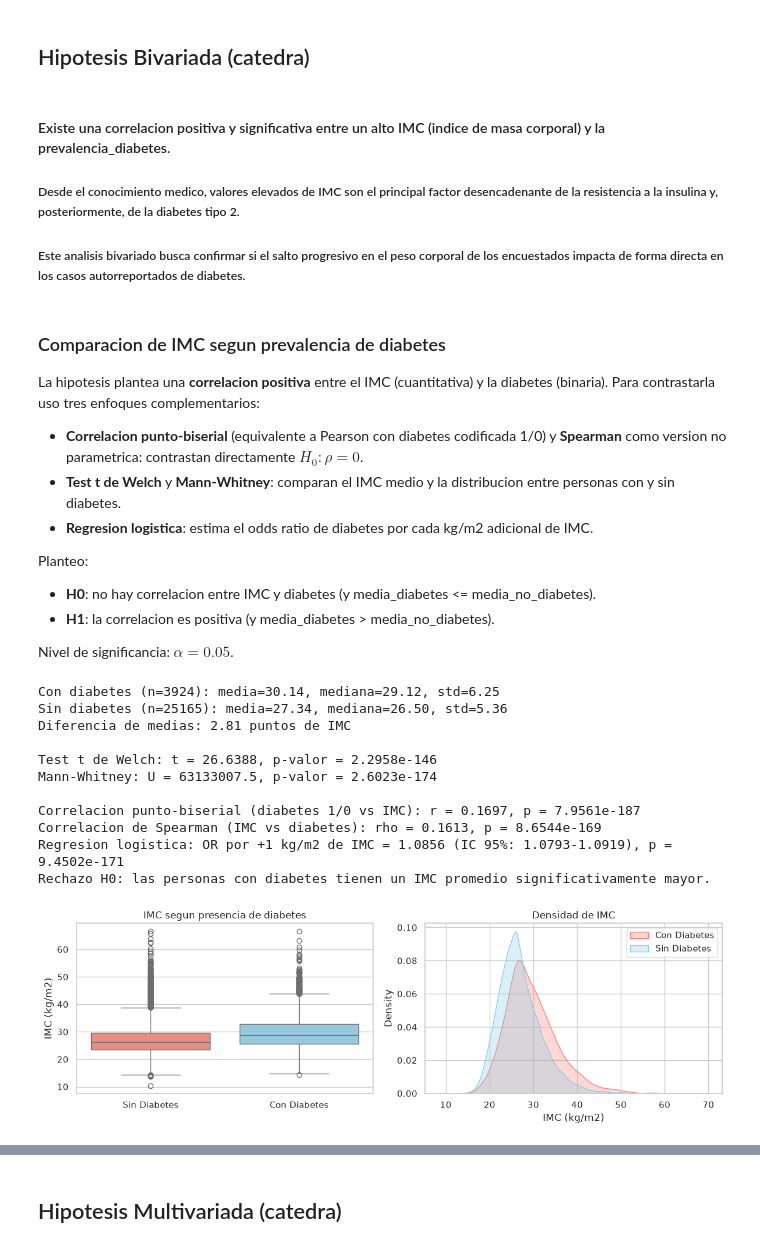
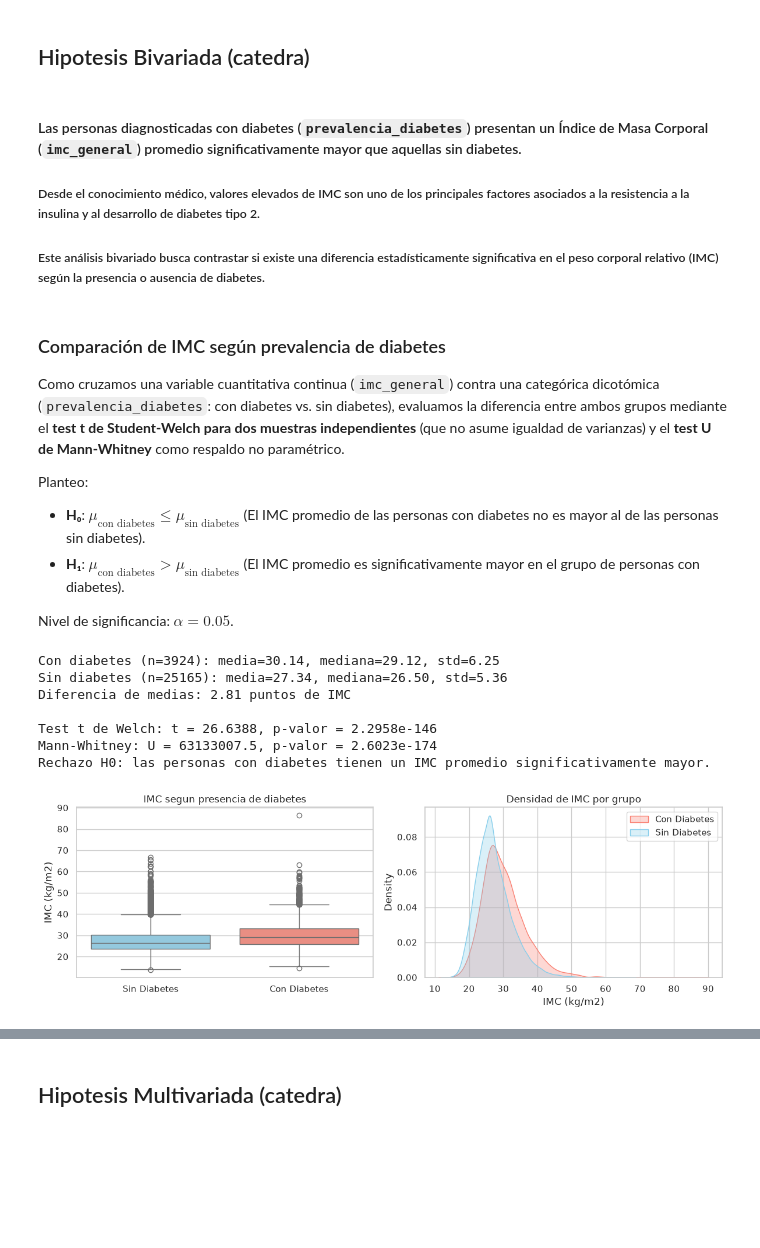
Before and after one commit to Franruaben11/fundamentos-enfr, a Jupyter notebook: analisis_enfr.ipynb, the cells around one changed output, grey strips where cells are left out. Drawn from its saved outputs; the diff is of its cells as text; code cells hidden in the pictures; blank space fills up the shorter version.

```diff
--- a/analisis_enfr.ipynb
+++ b/analisis_enfr.ipynb
@@ -900,71 +898,45 @@ Por lo tanto, **la hipotesis se valida totalmente**: el consumo promedio de frut
 # %% [markdown]
 ## Hipotesis Bivariada (catedra)
 # %% [markdown]
-#### Existe una correlacion positiva y significativa entre un alto IMC (indice de masa corporal) y la prevalencia_diabetes.
+#### Las personas diagnosticadas con diabetes (`prevalencia_diabetes`) presentan un Índice de Masa Corporal (`imc_general`) promedio significativamente mayor que aquellas sin diabetes.
 
-##### Desde el conocimiento medico, valores elevados de IMC son el principal factor desencadenante de la resistencia a la insulina y, posteriormente, de la diabetes tipo 2.
+##### Desde el conocimiento médico, valores elevados de IMC son uno de los principales factores asociados a la resistencia a la insulina y al desarrollo de diabetes tipo 2.
 
-##### Este analisis bivariado busca confirmar si el salto progresivo en el peso corporal de los encuestados impacta de forma directa en los casos autorreportados de diabetes.
+##### Este análisis bivariado busca contrastar si existe una diferencia estadísticamente significativa en el peso corporal relativo (IMC) según la presencia o ausencia de diabetes.
 # %% [markdown]
-### Comparacion de IMC segun prevalencia de diabetes
+### Comparación de IMC según prevalencia de diabetes
 
-La hipotesis plantea una **correlacion positiva** entre el IMC (cuantitativa) y la diabetes (binaria). Para contrastarla uso tres enfoques complementarios:
-
-- **Correlacion punto-biserial** (equivalente a Pearson con diabetes codificada 1/0) y **Spearman** como version no parametrica: contrastan directamente $H_0: \rho = 0$.
-- **Test t de Welch** y **Mann-Whitney**: comparan el IMC medio y la distribucion entre personas con y sin diabetes.
-- **Regresion logistica**: estima el odds ratio de diabetes por cada kg/m2 adicional de IMC.
+Como cruzamos una variable cuantitativa continua (`imc_general`) contra una categórica dicotómica (`prevalencia_diabetes`: con diabetes vs. sin diabetes), evaluamos la diferencia entre ambos grupos mediante el **test t de Student-Welch para dos muestras independientes** (que no asume igualdad de varianzas) y el **test U de Mann-Whitney** como respaldo no paramétrico.
 
 Planteo:
-- **H0**: no hay correlacion entre IMC y diabetes (y media_diabetes <= media_no_diabetes).
-- **H1**: la correlacion es positiva (y media_diabetes > media_no_diabetes).
+- **H₀**: $\mu_{\text{con diabetes}} \le \mu_{\text{sin diabetes}}$ (El IMC promedio de las personas con diabetes no es mayor al de las personas sin diabetes).
+- **H₁**: $\mu_{\text{con diabetes}} > \mu_{\text{sin diabetes}}$ (El IMC promedio es significativamente mayor en el grupo de personas con diabetes).
 
 Nivel de significancia: $\alpha = 0.05$.
 # %%
 alpha = 0.05
 
-imc_si = df.loc[df["prevalencia_diabetes"] == 1, "imc_general"]
-imc_no = df.loc[df["prevalencia_diabetes"] == 2, "imc_general"]
+imc_si = df.loc[df["prevalencia_diabetes"] == 1, "imc_general"].dropna()
+imc_no = df.loc[df["prevalencia_diabetes"] == 2, "imc_general"].dropna()
 
 print(f"Con diabetes (n={len(imc_si)}): media={imc_si.mean():.2f}, mediana={imc_si.median():.2f}, std={imc_si.std():.2f}")
 print(f"Sin diabetes (n={len(imc_no)}): media={imc_no.mean():.2f}, mediana={imc_no.median():.2f}, std={imc_no.std():.2f}")
 print(f"Diferencia de medias: {imc_si.mean() - imc_no.mean():.2f} puntos de IMC")
 
-# Test t de Welch para muestras independientes (unilateral: si > no)
+# Test t de Welch para muestras independientes (unilateral: con diabetes > sin diabetes)
 t_stat, p_val_t = stats.ttest_ind(imc_si, imc_no, equal_var=False, alternative="greater")
 print(f"\nTest t de Welch: t = {t_stat:.4f}, p-valor = {p_val_t:.4e}")
 
-# Mann-Whitney U (contrasta distribuciones, no solo medias)
+# Test U de Mann-Whitney (no parametrico)
 u_stat, p_val_u = stats.mannwhitneyu(imc_si, imc_no, alternative="greater")
 print(f"Mann-Whitney: U = {u_stat:.1f}, p-valor = {p_val_u:.4e}")
-
-# ---------------------------------------------------------------------------
-# La hipotesis habla de CORRELACION entre IMC y diabetes. Como diabetes es
-# binaria, la correlacion correcta es la punto-biserial (equivalente a Pearson
-# con la variable binaria codificada 1 = con diabetes, 0 = sin diabetes).
-# ---------------------------------------------------------------------------
-datos_corr = df[df["prevalencia_diabetes"].isin([1, 2])].copy()
-datos_corr["diabetes_bin"] = (datos_corr["prevalencia_diabetes"] == 1).astype(int)
-
-r_pb, p_pb = stats.pearsonr(datos_corr["diabetes_bin"], datos_corr["imc"])
-print(f"\nCorrelacion punto-biserial (diabetes 1/0 vs IMC): r = {r_pb:.4f}, p = {p_pb:.4e}")
-
-# Robustez no parametrica de la correlacion
-rho_pb, p_rho_pb = stats.spearmanr(datos_corr["imc"], datos_corr["diabetes_bin"])
-print(f"Correlacion de Spearman (IMC vs diabetes): rho = {rho_pb:.4f}, p = {p_rho_pb:.4e}")
-
-# Regresion logistica: cuantifica el efecto del IMC sobre la probabilidad de diabetes
-modelo_logit = logit("diabetes_bin ~ imc", data=datos_corr).fit(disp=0)
-or_imc = np.exp(modelo_logit.params["imc"])
-ic_or = np.exp(modelo_logit.conf_int().loc["imc"])
-print(f"Regresion logistica: OR por +1 kg/m2 de IMC = {or_imc:.4f} "
-      f"(IC 95%: {ic_or[0]:.4f}-{ic_or[1]:.4f}), p = {modelo_logit.pvalues['imc']:.4e}")
 
 if p_val_t < alpha:
     print("Rechazo H0: las personas con diabetes tienen un IMC promedio significativamente mayor.")
 else:
     print("No rechazo H0.")
 
-# Graficos de comparacion
+# Graficos de comparacion entre grupos
 fig, axes = plt.subplots(1, 2, figsize=(12, 4))
 
 df_temp = df[df["prevalencia_diabetes"].isin([1, 2])].copy()
@@ -973,44 +945,40 @@ df_temp["diabetes_str"] = df_temp["prevalencia_diabetes"].map({1: "Con Diabetes"
 sns.boxplot(
     data=df_temp,
     x="diabetes_str",
-    y="imc",
+    y="imc_general",
     hue="diabetes_str",
-    palette=["salmon", "skyblue"],
+    palette=["skyblue", "salmon"],
     legend=False,
     ax=axes[0],
 )
 axes[0].set_title("IMC segun presencia de diabetes")
 axes[0].set_xlabel("")
 axes[0].set_ylabel("IMC (kg/m2)")
 
 for grp, color in zip(["Con Diabetes", "Sin Diabetes"], ["salmon", "skyblue"]):
     sns.kdeplot(
-        df_temp.loc[df_temp["diabetes_str"] == grp, "imc"],
+        df_temp.loc[df_temp["diabetes_str"] == grp, "imc_general"],
         ax=axes[1],
         label=grp,
         color=color,
         fill=True,
         alpha=0.3,
     )
-axes[1].set_title("Densidad de IMC")
+axes[1].set_title("Densidad de IMC por grupo")
 axes[1].set_xlabel("IMC (kg/m2)")
 axes[1].legend()
 
 plt.tight_layout()
 plt.show()
 # %% [output]
 Con diabetes (n=3924): media=30.14, mediana=29.12, std=6.25
 Sin diabetes (n=25165): media=27.34, mediana=26.50, std=5.36
 Diferencia de medias: 2.81 puntos de IMC
 
 Test t de Welch: t = 26.6388, p-valor = 2.2958e-146
 Mann-Whitney: U = 63133007.5, p-valor = 2.6023e-174
-
-Correlacion punto-biserial (diabetes 1/0 vs IMC): r = 0.1697, p = 7.9561e-187
-Correlacion de Spearman (IMC vs diabetes): rho = 0.1613, p = 8.6544e-169
-Regresion logistica: OR por +1 kg/m2 de IMC = 1.0856 (IC 95%: 1.0793-1.0919), p = 9.4502e-171
 Rechazo H0: las personas con diabetes tienen un IMC promedio significativamente mayor.
-[figure, old version]
+[figure, new version]
 # %% [markdown]
 ### Conclusiones
 
```
Also changed, not shown: parts of 11 cells of this notebook.
